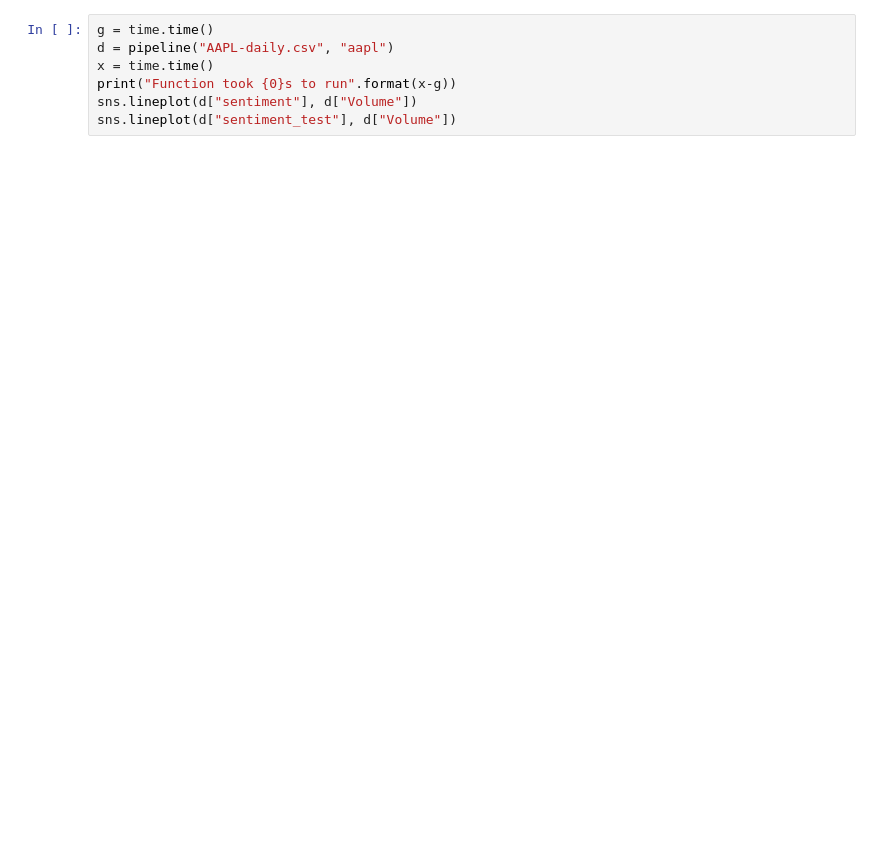
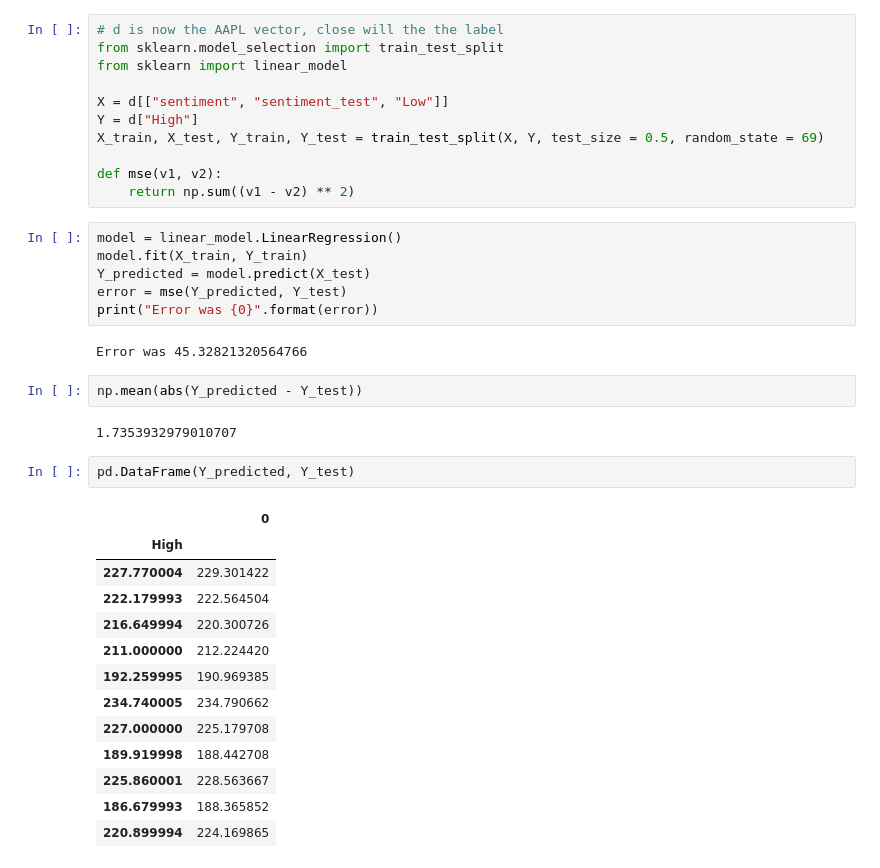
Before and after one commit to prisubs/CompliantWeb, a Jupyter notebook: aggregator.ipynb, the cells around one changed output. Drawn from its saved outputs; the diff is of its cells as text; blank space fills up the shorter version.

```diff
--- a/aggregator.ipynb
+++ b/aggregator.ipynb
@@ -87,7 +128,39 @@ sns.lineplot(d["sentiment_test"], d["Volume"])
-# %%
-g = time.time()
-d = pipeline("AAPL-daily.csv", "aapl")
-x = time.time()
-print("Function took {0}s to run".format(x-g))
-sns.lineplot(d["sentiment"], d["Volume"])
-sns.lineplot(d["sentiment_test"], d["Volume"])
+# %%
+# d is now the AAPL vector, close will the the label
+from sklearn.model_selection import train_test_split
+from sklearn import linear_model
+
+X = d[["sentiment", "sentiment_test", "Low"]]
+Y = d["High"]
+X_train, X_test, Y_train, Y_test = train_test_split(X, Y, test_size = 0.5, random_state = 69)
+
+def mse(v1, v2):
+    return np.sum((v1 - v2) ** 2)
+# %%
+model = linear_model.LinearRegression()
+model.fit(X_train, Y_train)
+Y_predicted = model.predict(X_test)
+error = mse(Y_predicted, Y_test)
+print("Error was {0}".format(error))
+# %% [output]
+Error was 45.32821320564766
+# %%
+np.mean(abs(Y_predicted - Y_test))
+# %% [output]
+1.7353932979010707
+# %%
+pd.DataFrame(Y_predicted, Y_test)
+# %% [output]
+|  | 0 |
+| High |  |
+| 227.770004 | 229.301422 |
+| 222.179993 | 222.564504 |
+| 216.649994 | 220.300726 |
+| 211.000000 | 212.224420 |
+| 192.259995 | 190.969385 |
+| 234.740005 | 234.790662 |
+| 227.000000 | 225.179708 |
+| 189.919998 | 188.442708 |
+| 225.860001 | 228.563667 |
+| 186.679993 | 188.365852 |
+| 220.899994 | 224.169865 |
```
Also changed, not shown: parts of 13 cells of this notebook, 3 other files.
